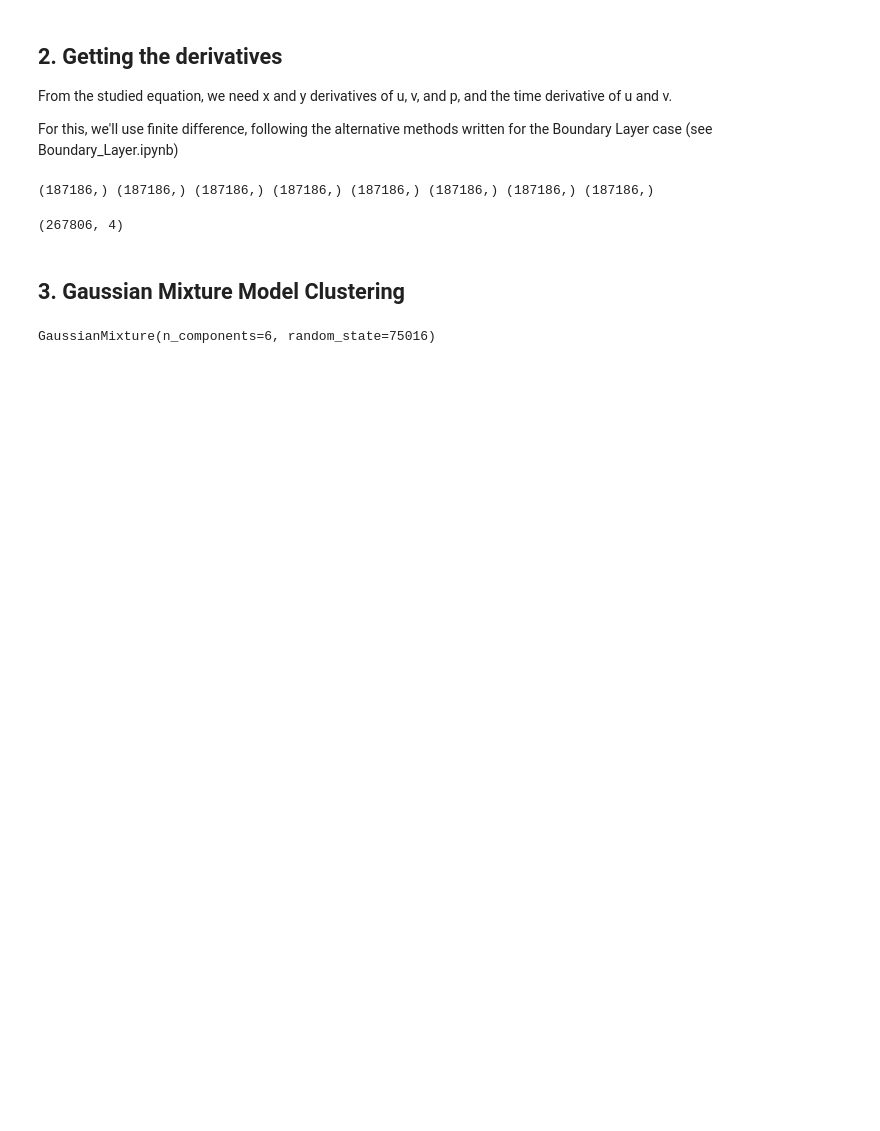
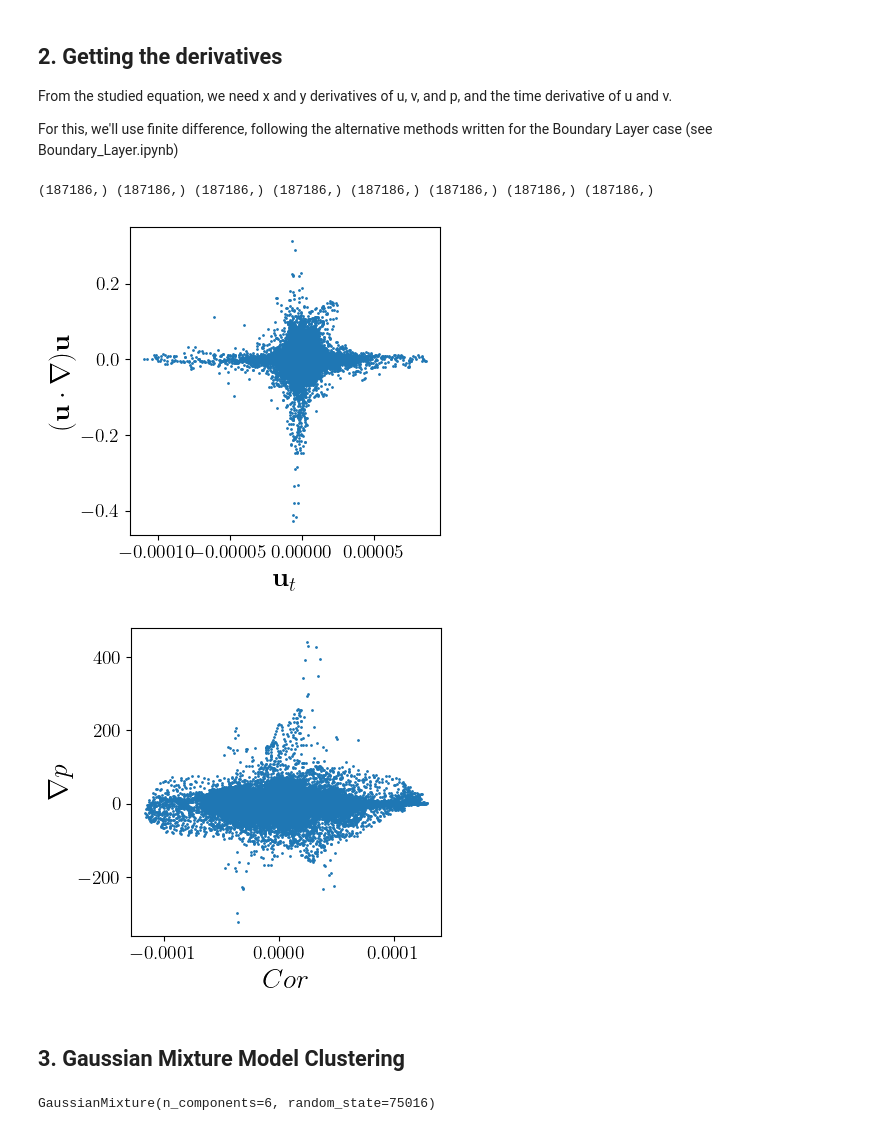
Before and after one commit to tbreitburd/Learning-Dominant-Physical-Processes-using-Unsupervised-Learning-Techniques-, a Jupyter notebook: Notebooks/Geostrophic_Balance.ipynb, the cells around one changed output. Saved outputs shown, nothing was run; the diff lists cells and outputs as text; code cells hidden in the pictures; blank space fills up the shorter version.

Commit message:
Plotted scatter plots
GMM only finds grad p to be large due to it having  so much larger variance than others.

```diff
--- a/Notebooks/Geostrophic_Balance.ipynb
+++ b/Notebooks/Geostrophic_Balance.ipynb
@@ -100,9 +96,9 @@ u.shape
 R = 6.37e6  # m, Earth radius
 dt = 3 * 3600  # 3 hours
 # Because dx is variable due to it varying with latitude,
-# we'll use np.gradients and the position of x to get the x derivative of variables
-x = (1 / 25) * (1 / 360) * 2 * np.pi * R * np.cos(lat * np.pi / 180)  # m
-dy = 110000 * (1 / 25) * (1 / 360)  # Using a 1 degree of lat = 110 km assumption
+# we calculate it for each latitude
+dx = (1 / 25) * (1 / 360) * 2 * np.pi * R * np.cos(lat * np.pi / 180)
+dy = (1 / 25) * (1 / 360) * 2 * np.pi * R  # Assuming constant radius meriodionaly
 # %% [markdown]
 ## 2. Getting the derivatives
 
@@ -146,8 +142,8 @@ def get_derivatives_numpy_geo(nx, ny, x, dy, u, v):
     v_x = np.zeros((ny, nx))
     v_y = np.zeros((ny, nx))
 
-    u_x = np.gradient(u, x, axis=0)
-    v_x = np.gradient(v, x, axis=0)
+    u_x = np.gradient(u, dx, axis=0)
+    v_x = np.gradient(v, dx, axis=0)
 
     u_y = np.gradient(u, dy, axis=1)
     v_y = np.gradient(v, dy, axis=1)
@@ -238,10 +234,23 @@ features_zon = features_zon[~np.isnan(features_zon).any(axis=1)]
 
 # Combine the meridional and zonal features
 features = np.concatenate((features_mer, features_zon), axis=0)
-# %%
-features.shape
-# %% [output]
-(267806, 4)
+# %%
+plt.figure(figsize=(4, 4))
+
+# Plot the features
+plt.scatter(features[:, 0], features[:, 1], s=1)
+plt.xlabel(labels[0])
+plt.ylabel(labels[1])
+plt.show()
+
+plt.figure(figsize=(4, 4))
+plt.scatter(features[:, 2], features[:, 3], s=1)
+plt.xlabel(labels[2])
+plt.ylabel(labels[3])
+plt.show()
+# %% [output]
+[figure, added]
+[figure, added]
 # %% [markdown]
 ## 3. Gaussian Mixture Model Clustering
 # %%
```
Also changed, not shown: parts of 3 cells of this notebook.
